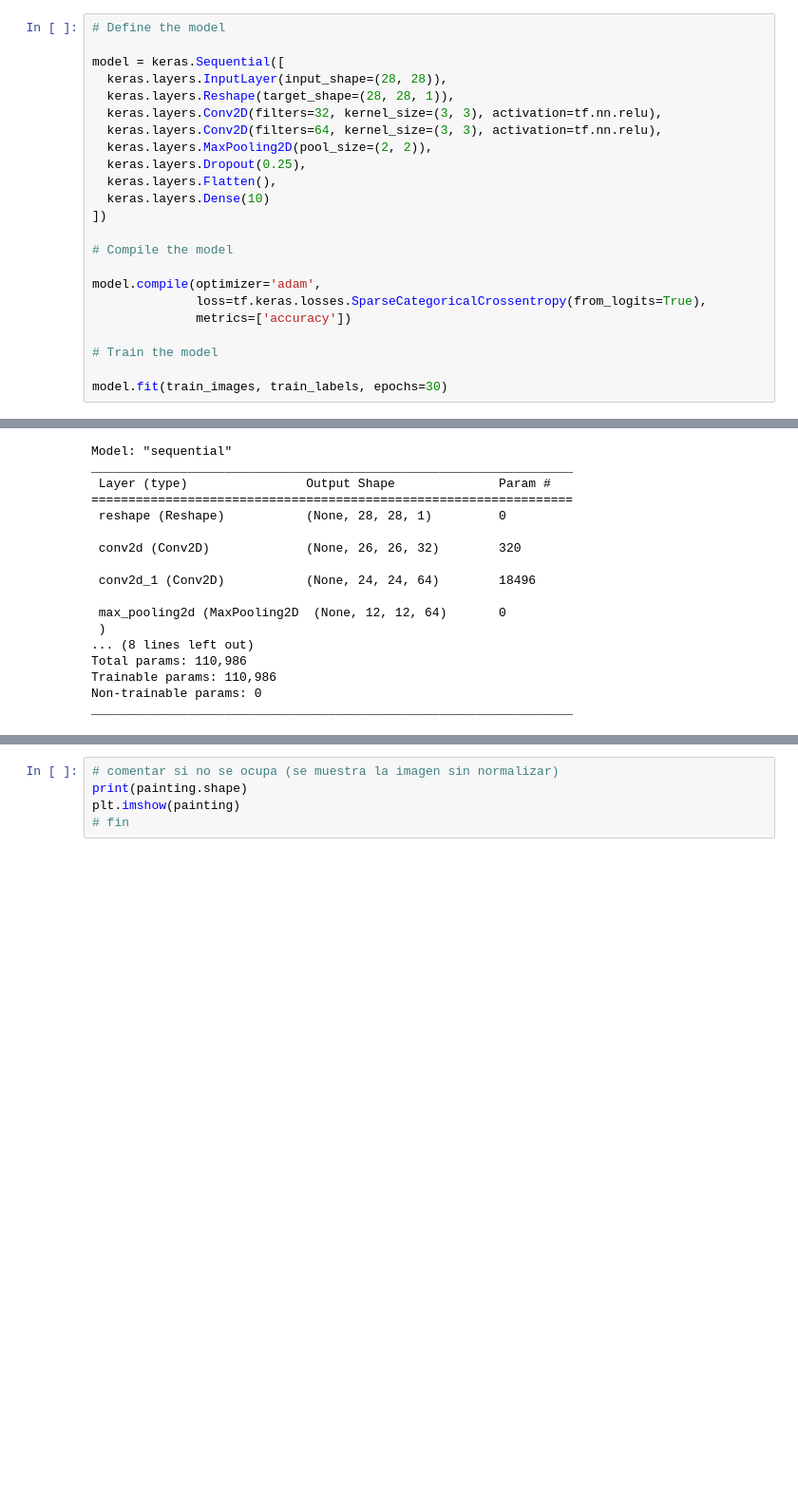
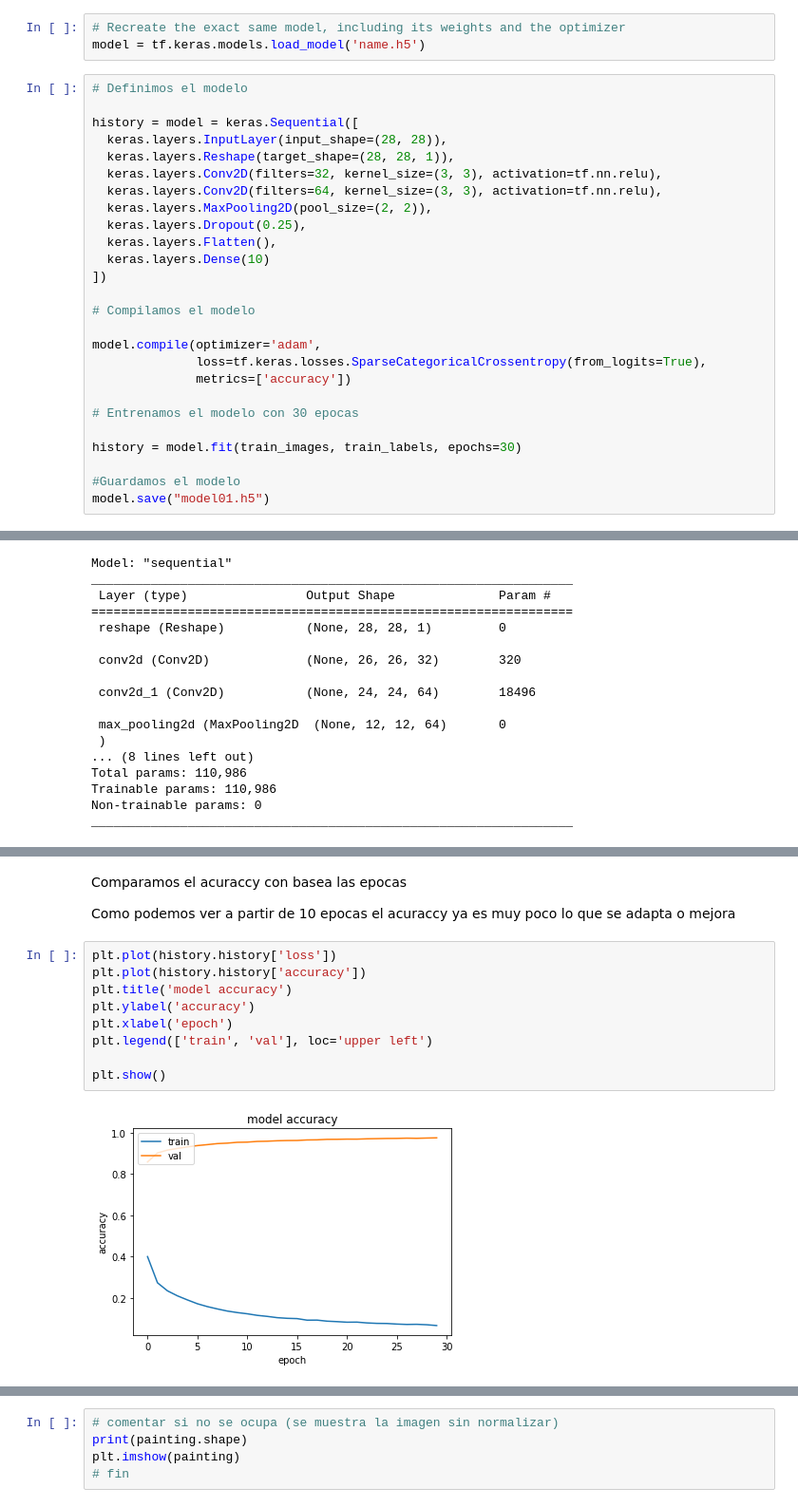
Before and after one commit to vale314/GLAMUR-IA, a Jupyter notebook: GLAMUR01.ipynb, the cells around one changed output, grey strips where cells are left out. Shown at 95% size. Saved outputs shown, nothing was run; the diff lists cells and outputs as text; blank space fills up the shorter version.

```diff
--- a/GLAMUR01.ipynb
+++ b/GLAMUR01.ipynb
@@ -47,7 +148,10 @@ plt.show()
+# %%
+# Recreate the exact same model, including its weights and the optimizer
+model = tf.keras.models.load_model('name.h5')
 # %%
-# Define the model
+# Definimos el modelo
 
-model = keras.Sequential([
+history = model = keras.Sequential([
   keras.layers.InputLayer(input_shape=(28, 28)),
   keras.layers.Reshape(target_shape=(28, 28, 1)),
   keras.layers.Conv2D(filters=32, kernel_size=(3, 3), activation=tf.nn.relu),
@@ -58,14 +162,17 @@ model = keras.Sequential([
   keras.layers.Dense(10)
 ])
 
-# Compile the model
+# Compilamos el modelo
 
 model.compile(optimizer='adam',
               loss=tf.keras.losses.SparseCategoricalCrossentropy(from_logits=True),
               metrics=['accuracy'])
 
-# Train the model
+# Entrenamos el modelo con 30 epocas
 
-model.fit(train_images, train_labels, epochs=30)
+history = model.fit(train_images, train_labels, epochs=30)
+
+#Guardamos el modelo
+model.save("model01.h5")
 # %% [output]
 Epoch 1/30
@@ -118,3 +233,18 @@ print('Test accuracy:', test_acc)
 # %% [output]
 313/313 [==============================] - 7s 20ms/step - loss: 0.3523 - accuracy: 0.9216
 Test accuracy: 0.9215999841690063
+# %% [markdown]
+Comparamos el acuraccy con basea las epocas
+
+Como podemos ver a partir de 10 epocas el acuraccy ya es muy poco lo que se adapta o mejora
+# %%
+plt.plot(history.history['loss'])
+plt.plot(history.history['accuracy'])
+plt.title('model accuracy')
+plt.ylabel('accuracy')
+plt.xlabel('epoch')
+plt.legend(['train', 'val'], loc='upper left')
+
+plt.show()
+# %% [output]
+[figure, added]
```
Also changed, not shown: parts of 32 cells of this notebook.
